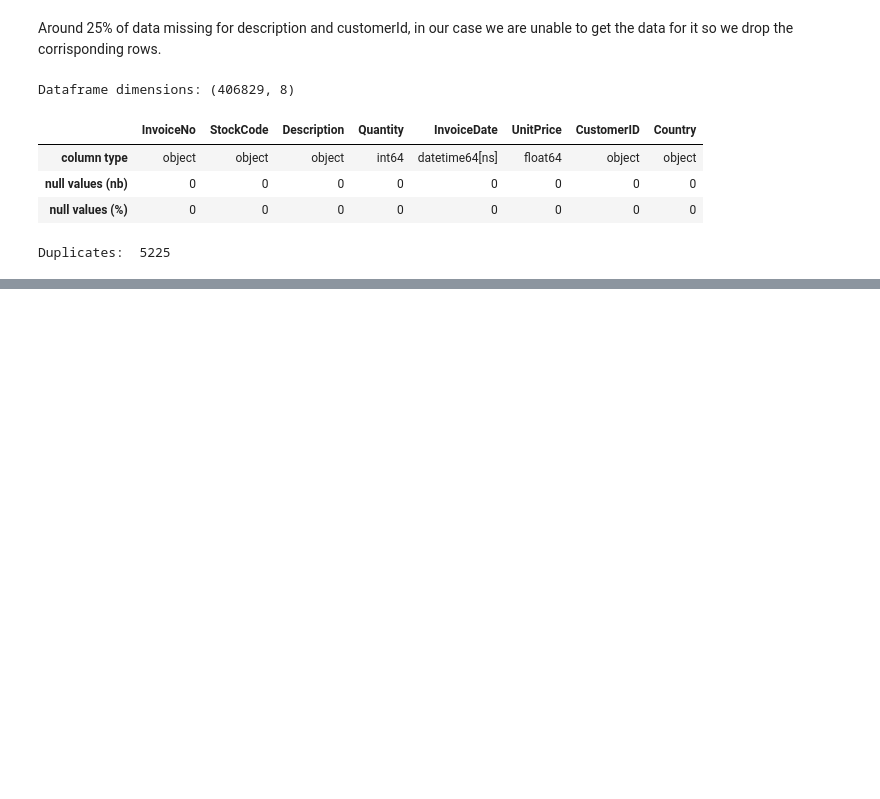
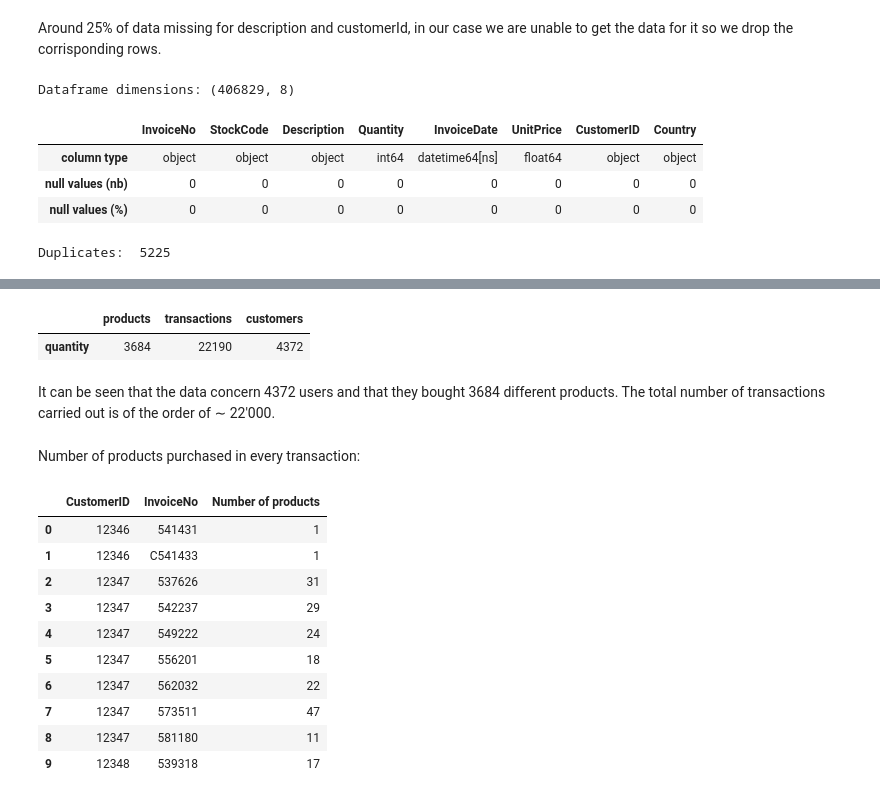
Before and after one commit to illumi91/Customer_segmentation, a Jupyter notebook: Untitled.ipynb, the cells around one changed output, grey strips where cells are left out. Saved outputs shown, nothing was run; the diff lists cells and outputs as text; code cells hidden in the pictures; blank space fills up the shorter version.

Commit message:
cancelled orders

```diff
--- a/Untitled.ipynb
+++ b/Untitled.ipynb
@@ -95,0 +122,28 @@ Duplicates:  5225
+# %%
+pd.DataFrame([{'products': len(df['StockCode'].value_counts()),
+               'transactions': len(df['InvoiceNo'].value_counts()),
+               'customers': len(df['CustomerID'].value_counts()),
+              }], columns = ['products', 'transactions', 'customers'], index = ['quantity'])
+# %% [output]
+|  | products | transactions | customers |
+| quantity | 3684 | 22190 | 4372 |
+# %% [markdown]
+It can be seen that the data concern 4372 users and that they bought 3684 different products. The total number of transactions carried out is of the order of  ∼ 22'000.
+# %% [markdown]
+Number of products purchased in every transaction:
+# %%
+temp = df.groupby(by=['CustomerID', 'InvoiceNo'], as_index=False)['InvoiceDate'].count()
+nb_products_per_basket = temp.rename(columns = {'InvoiceDate':'Number of products'})
+nb_products_per_basket[:10].sort_values('CustomerID')
+# %% [output]
+|  | CustomerID | InvoiceNo | Number of products |
+| 0 | 12346 | 541431 | 1 |
+| 1 | 12346 | C541433 | 1 |
+| 2 | 12347 | 537626 | 31 |
+| 3 | 12347 | 542237 | 29 |
+| 4 | 12347 | 549222 | 24 |
+| 5 | 12347 | 556201 | 18 |
+| 6 | 12347 | 562032 | 22 |
+| 7 | 12347 | 573511 | 47 |
+| 8 | 12347 | 581180 | 11 |
+| 9 | 12348 | 539318 | 17 |
```
Also changed, not shown: parts of 10 cells of this notebook.
